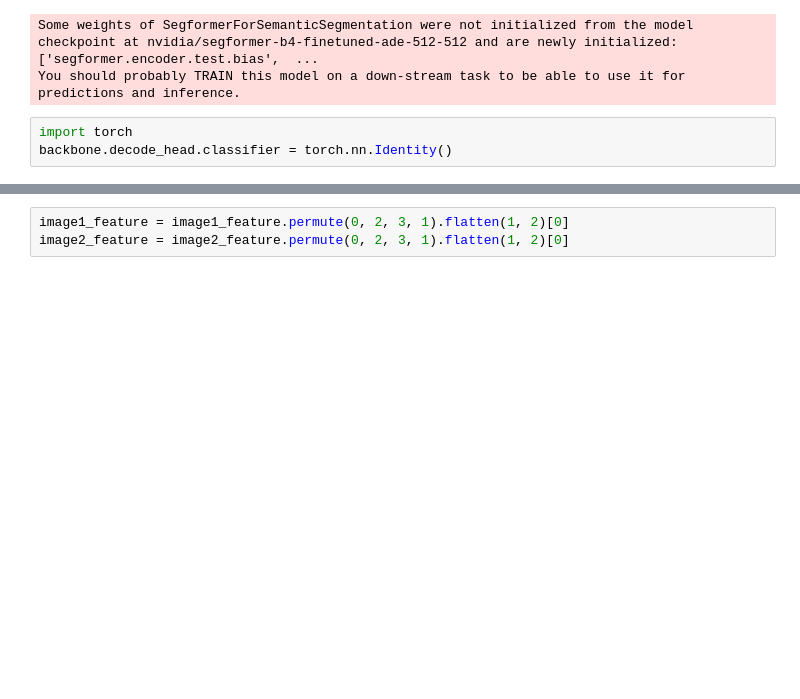
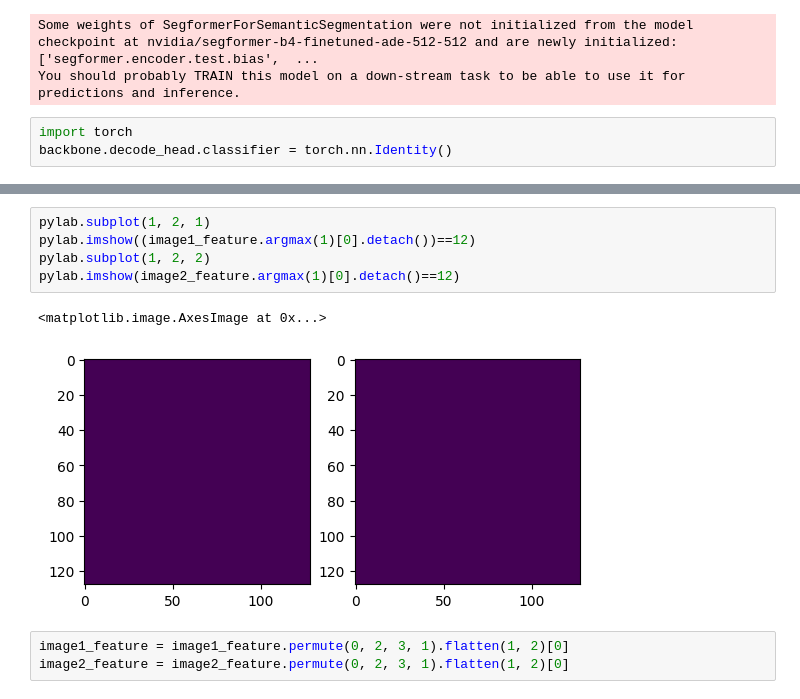
Before and after one commit to weathon/remeow, a Jupyter notebook: flow.ipynb, the cells around one changed output, grey strips where cells are left out. Saved outputs shown, nothing was run; the diff lists cells and outputs as text; blank space fills up the shorter version.

```diff
--- a/flow.ipynb
+++ b/flow.ipynb
@@ -27,5 +28,13 @@ image2 = image_processor(Image.open("/mnt/fastdata/dataset/baseline/office/input
 image1_feature = backbone(**image1).logits
 image2_feature = backbone(**image2).logits
+# %%
+pylab.subplot(1, 2, 1)
+pylab.imshow((image1_feature.argmax(1)[0].detach())==12)
+pylab.subplot(1, 2, 2)
+pylab.imshow(image2_feature.argmax(1)[0].detach()==12)
+# %% [output]
+<matplotlib.image.AxesImage at 0x...>
+[figure, added]
 # %%
 image1_feature = image1_feature.permute(0, 2, 3, 1).flatten(1, 2)[0]
 image2_feature = image2_feature.permute(0, 2, 3, 1).flatten(1, 2)[0]
```
Also changed, not shown: parts of 9 cells of this notebook.
